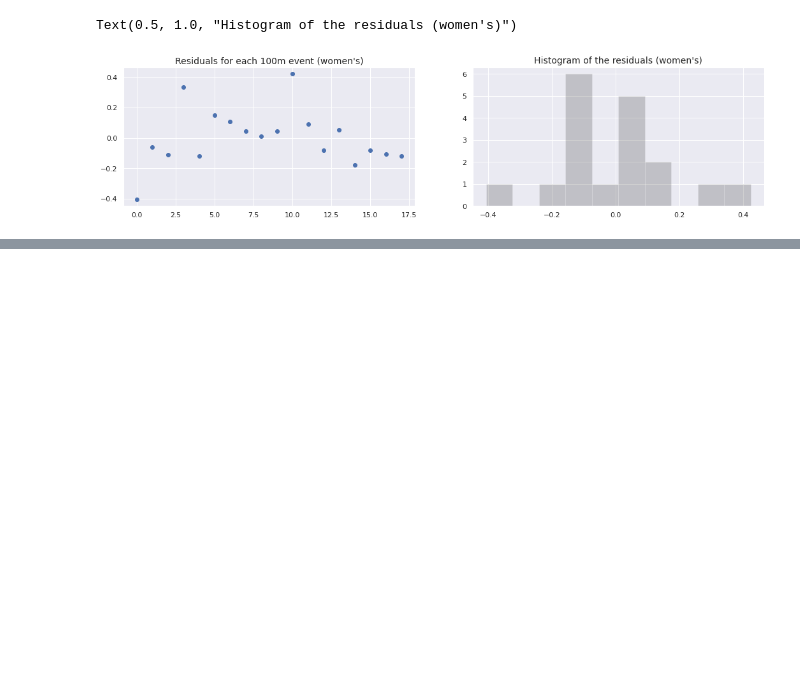
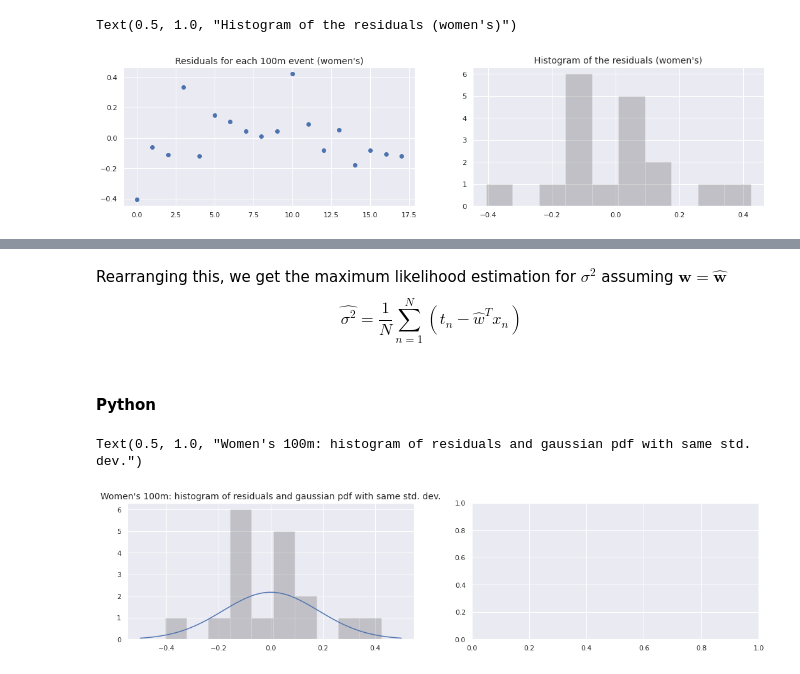
Before and after one commit to benwtks/machine-learning, a Jupyter notebook: lab3.ipynb, the cells around one changed output, grey strips where cells are left out. Saved outputs shown, nothing was run; the diff lists cells and outputs as text; code cells hidden in the pictures; blank space fills up the shorter version.

```diff
--- a/lab3.ipynb
+++ b/lab3.ipynb
@@ -255,0 +347,21 @@ Text(0.5, 1.0, "Histogram of the residuals (women's)")
+# %% [markdown]
+Rearranging this, we get the maximum likelihood estimation for $\sigma^2$ assuming $\textbf{w}=\widehat{\textbf{w}}$
+$$\widehat{\sigma^2} = \frac{1}{N} \sum_{n=1}^N (t_n - \widehat{w}^Tx_n)$$
+# %% [markdown]
+#### Python
+# %%
+res_sigma_f = np.sqrt(np.square(residuals_f).sum()/len(residuals_f)) # standard deviation of residuals
+x = np.linspace(-0.5,0.5,50)
+fig, ax = plt.subplots(nrows=1, ncols=2, figsize=(18, 4))
+ax[0].plot(x, stats.norm.pdf(x, 0, res_sigma_f), 'b-')
+ax[0].hist(residuals_f,color='k',alpha=0.2)
+ax[0].set_title("Women's 100m: histogram of residuals and gaussian pdf with same std. dev.", fontsize = 14)
+
+
+# For completeness do the same for the 100m data for the men's event
+# you will need to define:
+# residuals_m = (prediction-from-model - otime_m)
+# compute the standard deviation and plot a gaussian distribution over the histograms
+# %% [output]
+Text(0.5, 1.0, "Women's 100m: histogram of residuals and gaussian pdf with same std. dev.")
+[figure, added]
```
Also changed, not shown: parts of 51 cells of this notebook.
